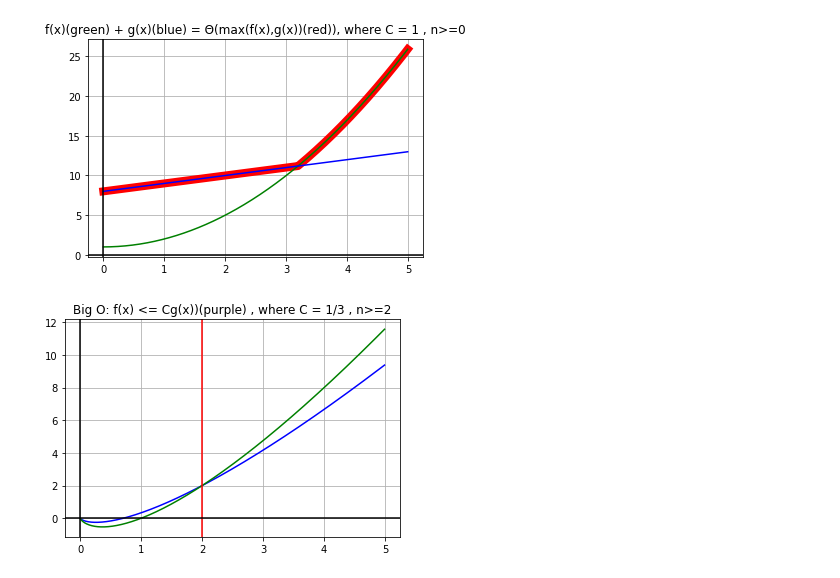
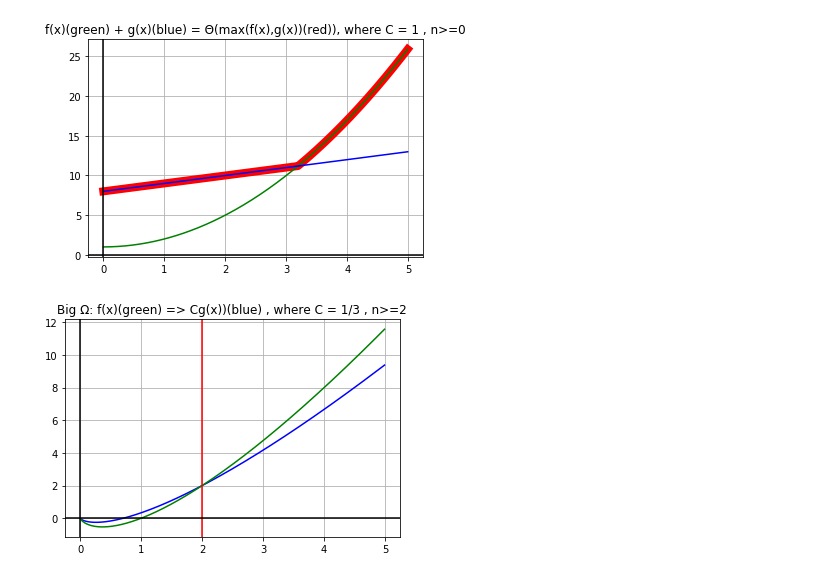
Before and after one commit to Lauro199471/CECS-528, a Jupyter notebook: lab2/lab2.ipynb, the cells around one changed output. Saved outputs shown, nothing was run; the diff lists cells and outputs as text; code cells hidden in the pictures.

```diff
--- a/lab2/lab2.ipynb
+++ b/lab2/lab2.ipynb
@@ -62,19 +62,19 @@ plt.close();
 # %%
 c =  1/3;
 n0 = 2;
 
 plt.plot(x,np.multiply(c , gx),'blue',linestyle='-');
 plt.plot(x,fx,'green');
 
 plt.axvline(x=n0, color='red', linestyle='-');
 plt.axhline(y=0, color='black', linestyle='-');
 plt.axvline(x=0, color='black', linestyle='-');
 
 
 plt.grid();
-plt.title('Big O: f(x) <= Cg(x))(purple) , where C = 1/3 , n>=2');
+plt.title('Big Ω: f(x)(green) => Cg(x))(blue) , where C = 1/3 , n>=2');
 plt.savefig('f(x)Cg(x)2');
 plt.show();
 plt.close();
 # %% [output]
-[figure, old version]
+[figure, new version]
```
Also changed, not shown: 2 other files.
